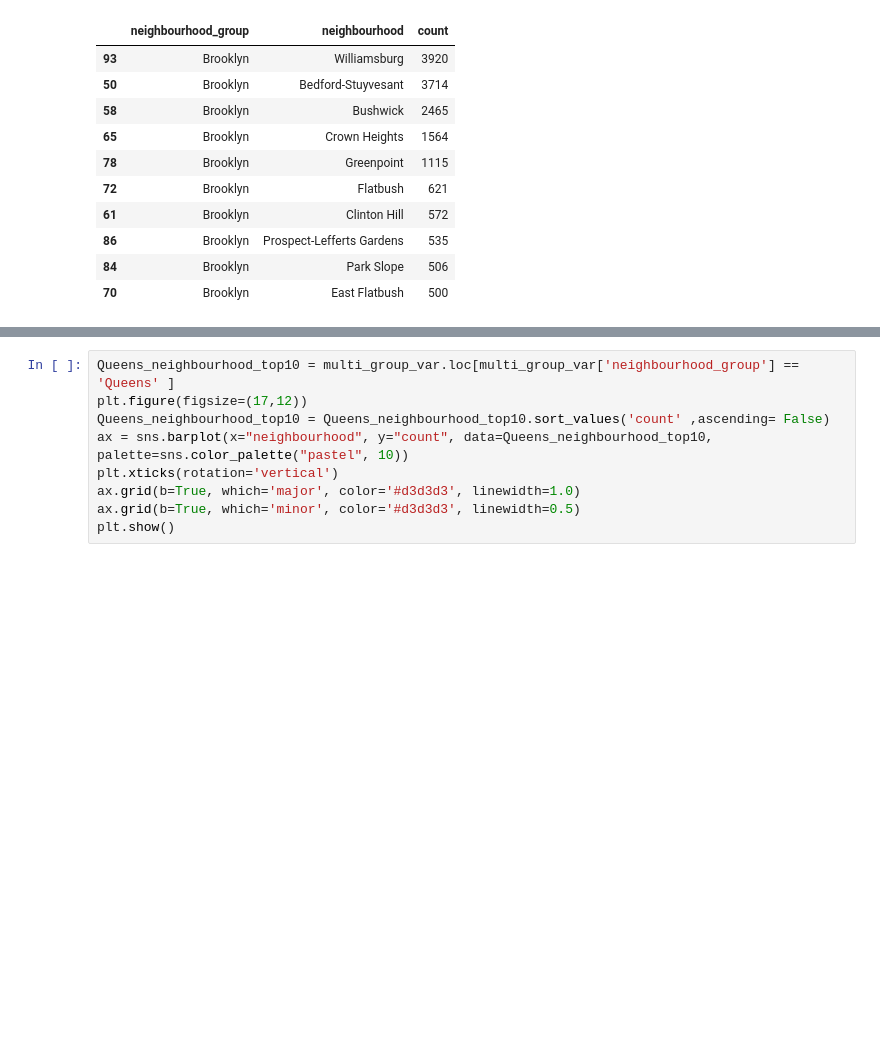
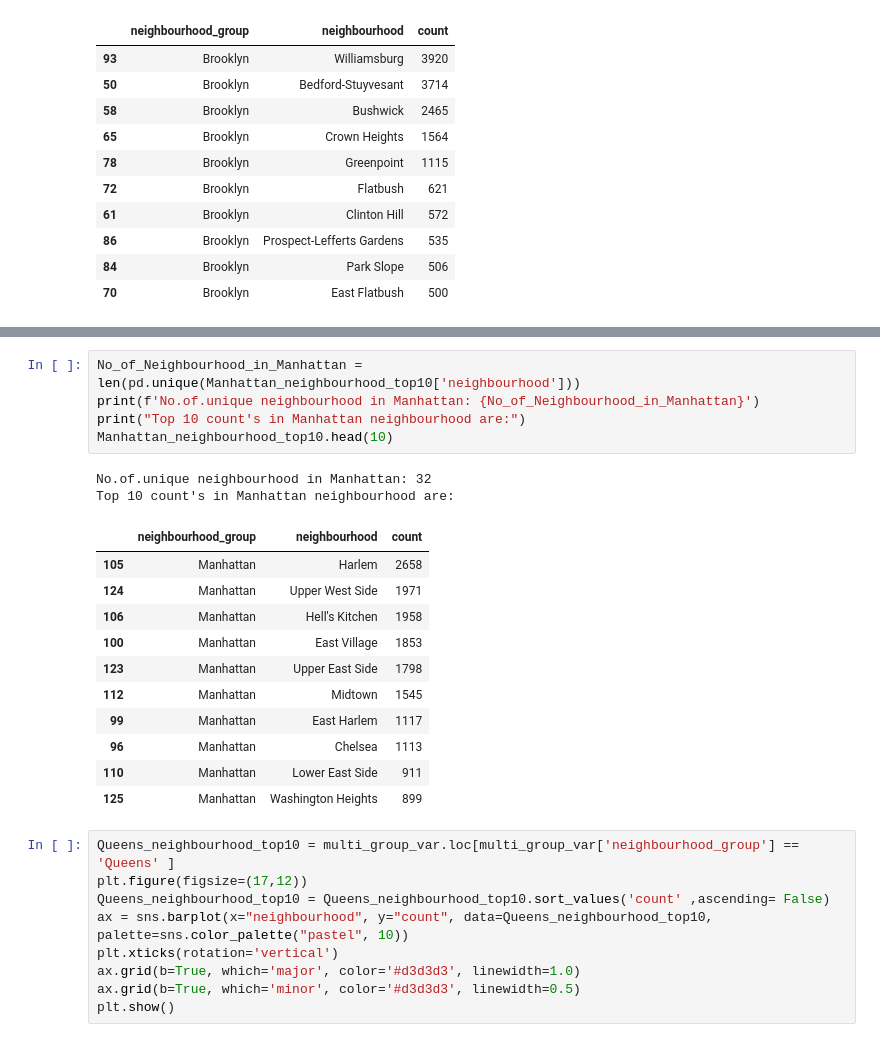
Before and after one commit to Sanjaycsk/AirBnb-EDA, a Jupyter notebook: AirBnB_Project.ipynb, the cells around one changed output, grey strips where cells are left out. Drawn from its saved outputs; the diff is of its cells as text; blank space fills up the shorter version.

```diff
--- a/AirBnB_Project.ipynb
+++ b/AirBnB_Project.ipynb
@@ -239,6 +240,25 @@ ax.grid(b=True, which='minor', color='#d3d3d3', linewidth=0.5)
 plt.show()
 # %% [output]
 [figure]
+# %%
+No_of_Neighbourhood_in_Manhattan = len(pd.unique(Manhattan_neighbourhood_top10['neighbourhood']))
+print(f'No.of.unique neighbourhood in Manhattan: {No_of_Neighbourhood_in_Manhattan}')
+print("Top 10 count's in Manhattan neighbourhood are:")
+Manhattan_neighbourhood_top10.head(10)
+# %% [output]
+No.of.unique neighbourhood in Manhattan: 32
+Top 10 count's in Manhattan neighbourhood are:
+|  | neighbourhood_group | neighbourhood | count |
+| 105 | Manhattan | Harlem | 2658 |
+| 124 | Manhattan | Upper West Side | 1971 |
+| 106 | Manhattan | Hell's Kitchen | 1958 |
+| 100 | Manhattan | East Village | 1853 |
+| 123 | Manhattan | Upper East Side | 1798 |
+| 112 | Manhattan | Midtown | 1545 |
+| 99 | Manhattan | East Harlem | 1117 |
+| 96 | Manhattan | Chelsea | 1113 |
+| 110 | Manhattan | Lower East Side | 911 |
+| 125 | Manhattan | Washington Heights | 899 |
 # %%
 Queens_neighbourhood_top10 = multi_group_var.loc[multi_group_var['neighbourhood_group'] == 'Queens' ]
 plt.figure(figsize=(17,12))
```
Also changed, not shown: parts of 5 cells of this notebook.
